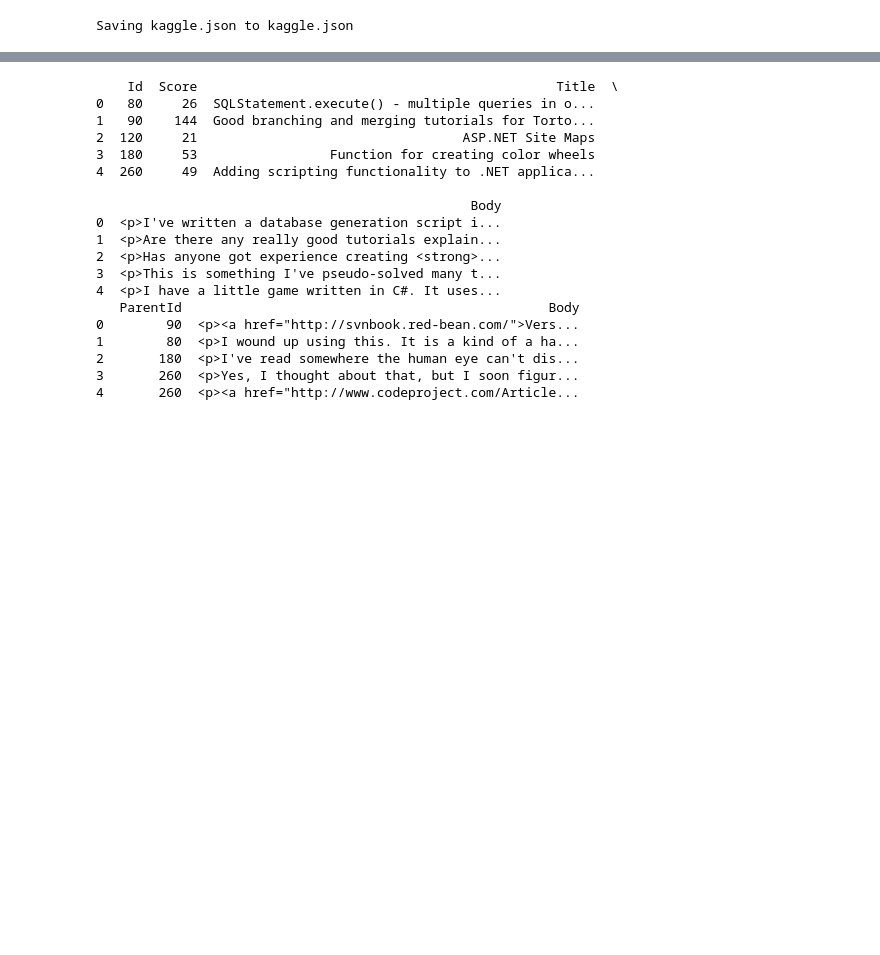
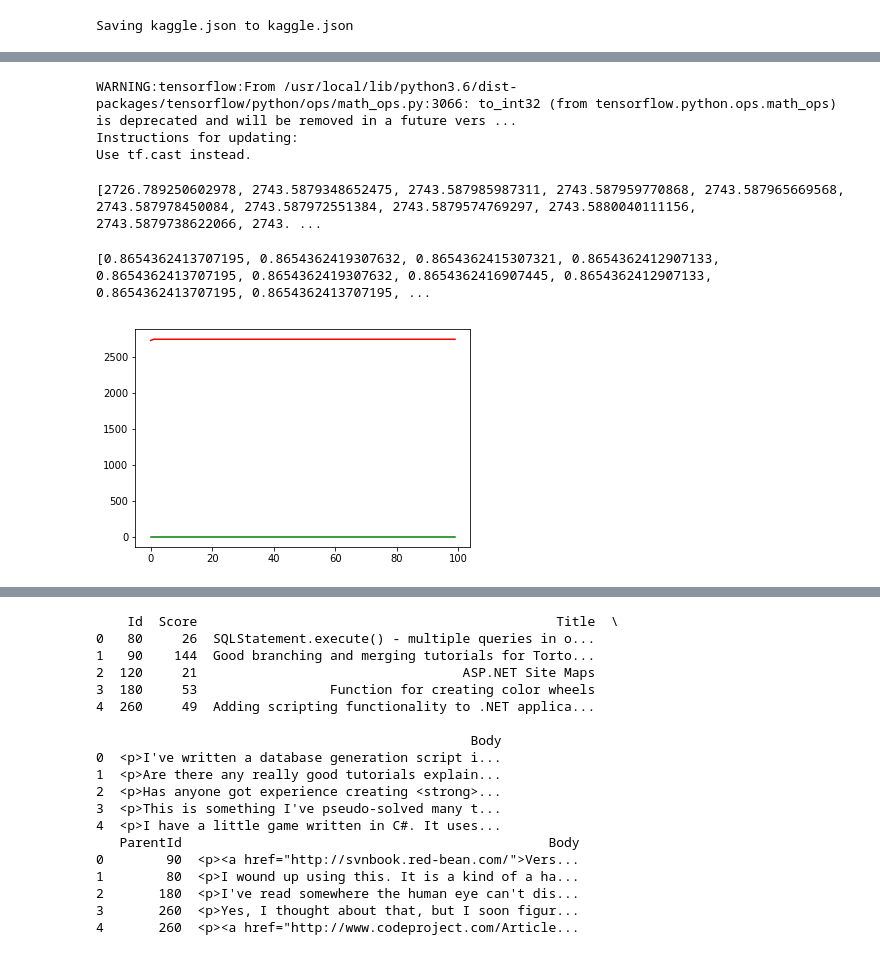
Before and after one commit to sprerak48/Autonomous-tagging-using-Deep-Learning, a Jupyter notebook: AT.ipynb, the cells around one changed output, grey strips where cells are left out. Saved outputs shown, nothing was run; the diff lists cells and outputs as text; code cells hidden in the pictures; blank space fills up the shorter version.

```diff
--- a/AT.ipynb
+++ b/AT.ipynb
@@ -36,0 +87,32 @@ Archive:  stacksample.zip
+# %%
+np_y = np.array([])
+for _, tag in enumerate(encoded_Y):
+    np_y = np.append(np_y, tag)
+# %%
+Y = np.column_stack((y[:,0], np_y)).astype('float')
+# %%
+history = model.fit(X, Y, verbose=0,
+                     epochs=100,
+                     batch_size=128,
+                     validation_split=0.4)
+# %% [output]
+WARNING:tensorflow:From /usr/local/lib/python3.6/dist-packages/tensorflow/python/ops/math_ops.py:3066: to_int32 (from tensorflow.python.ops.math_ops) is deprecated and will be removed in a future vers ...
+Instructions for updating:
+Use tf.cast instead.
+# %%
+acc = history.history['acc']
+loss = history.history['loss']
+# %%
+print(loss)
+# %% [output]
+[2726.789250602978, 2743.5879348652475, 2743.587985987311, 2743.587959770868, 2743.587965669568, 2743.587978450084, 2743.587972551384, 2743.5879574769297, 2743.5880040111156, 2743.5879738622066, 2743. ...
+# %%
+print(acc)
+# %% [output]
+[0.8654362413707195, 0.8654362419307632, 0.8654362415307321, 0.8654362412907133, 0.8654362413707195, 0.8654362419307632, 0.8654362416907445, 0.8654362412907133, 0.8654362413707195, 0.8654362413707195, ...
+# %%
+plt.plot(range(len(acc)), acc,'b', label="training accuracy", color='g')
+plt.plot(range(len(loss)), loss,'b', label="training loss", color='r')
+plt.show()
+# %% [output]
+[figure, added]
```
Also changed, not shown: parts of 10 cells of this notebook.
